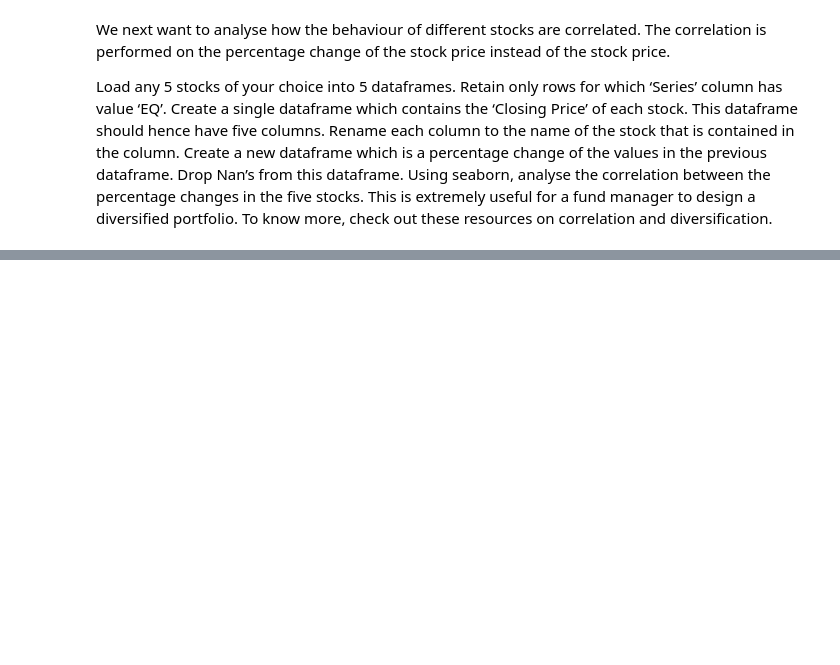
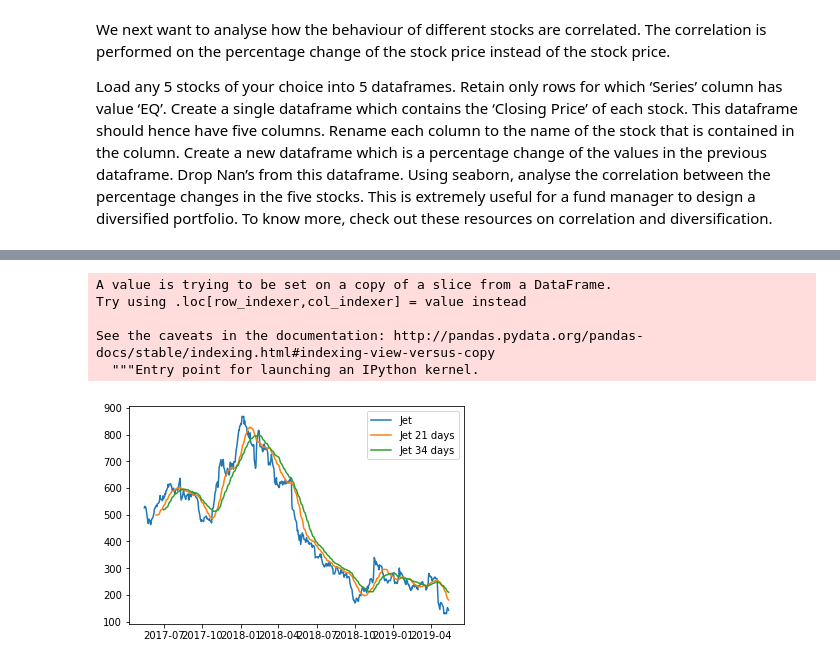
Before and after one commit to abhidahiya23/Aicte_Program, a Jupyter notebook: Module 2/Module 2- Plotting in Financial Markets.ipynb, the cells around one changed output, grey strips where cells are left out. Saved outputs shown, nothing was run; the diff lists cells and outputs as text; code cells hidden in the pictures; blank space fills up the shorter version.

```diff
--- a/Module 2/Module 2- Plotting in Financial Markets.ipynb
+++ b/Module 2/Module 2- Plotting in Financial Markets.ipynb
@@ -150,0 +276,3 @@ Using seaborn, analyse the correlation between the percentage changes in the fiv
+# %%
+jet_data = jet[['Date','Average Price']]
+jet_data.head()
@@ -150,0 +286,22 @@ Using seaborn, analyse the correlation between the percentage changes in the fiv
+# %%
+jet_data['Date'] = pd.to_datetime(jet_data['Date'])
+# %% [output]
+A value is trying to be set on a copy of a slice from a DataFrame.
+Try using .loc[row_indexer,col_indexer] = value instead
+
+See the caveats in the documentation: http://pandas.pydata.org/pandas-docs/stable/indexing.html#indexing-view-versus-copy
+  """Entry point for launching an IPython kernel.
+# %%
+jet_21 = jet_data['Average Price'].rolling(window = 21).mean()
+jet_34 = jet_data['Average Price'].rolling(window = 34).mean()
+# %%
+jet_data.set_index('Date',inplace=True)
+# %%
+plt.plot(jet_data.index,jet_data['Average Price'],label = 'Jet')
+plt.plot(jet_data.index,jet_21,label = 'Jet 21 days')
+plt.plot(jet_data.index,jet_34,label = 'Jet 34 days')
+plt.
+plt.legend()
+plt.show()
+# %% [output]
+[figure, added]
```
Also changed, not shown: parts of 25 cells of this notebook, 27 other files.
